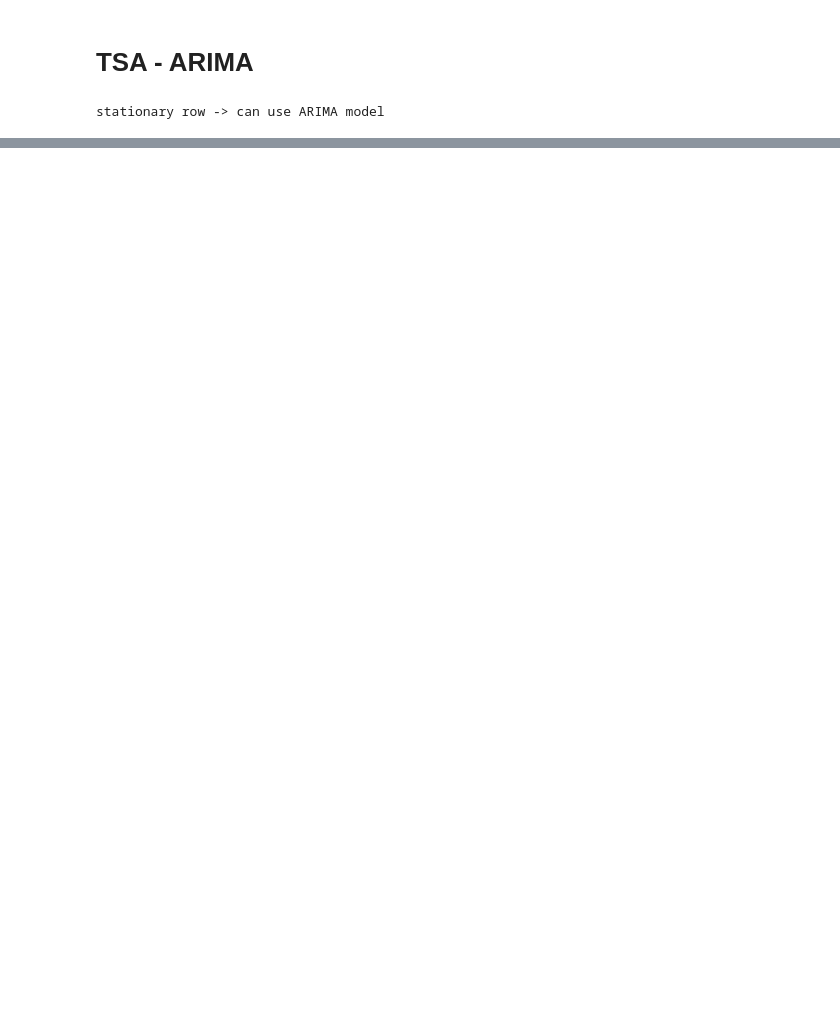
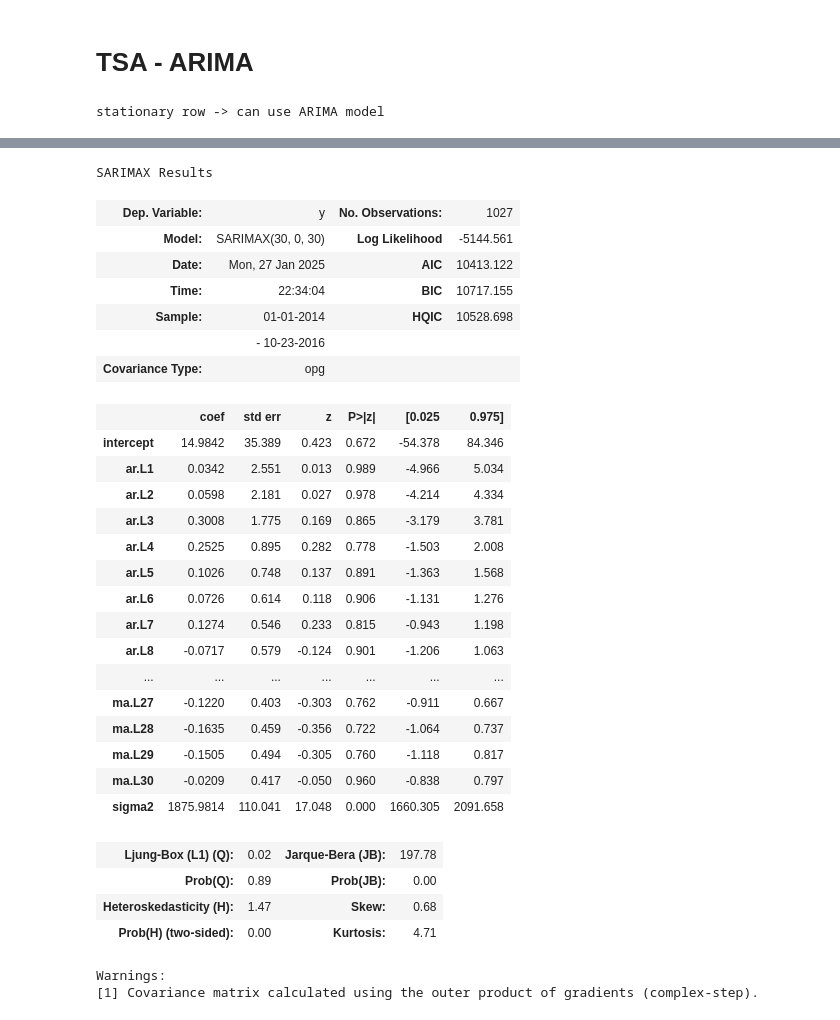
Before and after one commit to chagrygoris/retail_forecasts, a Jupyter notebook: Online_Sales-2.ipynb, the cells around one changed output, grey strips where cells are left out. Cells and saved outputs as stored; diff of their text form; code cells hidden in the pictures; blank space fills up the shorter version.

```diff
--- a/Online_Sales-2.ipynb
+++ b/Online_Sales-2.ipynb
@@ -493,0 +518,33 @@ plt.show()
+# %%
+grid_searcher.best_forecaster_.summary()
+# %% [output]
+SARIMAX Results
+| Dep. Variable: | y | No. Observations: | 1027 |
+| Model: | SARIMAX(30, 0, 30) | Log Likelihood | -5144.561 |
+| Date: | Mon, 27 Jan 2025 | AIC | 10413.122 |
+| Time: | 22:34:04 | BIC | 10717.155 |
+| Sample: | 01-01-2014 | HQIC | 10528.698 |
+|  | - 10-23-2016 |  |  |
+| Covariance Type: | opg |  |  |
+|  | coef | std err | z | P>|z| | [0.025 | 0.975] |
+| intercept | 14.9842 | 35.389 | 0.423 | 0.672 | -54.378 | 84.346 |
+| ar.L1 | 0.0342 | 2.551 | 0.013 | 0.989 | -4.966 | 5.034 |
+| ar.L2 | 0.0598 | 2.181 | 0.027 | 0.978 | -4.214 | 4.334 |
+| ar.L3 | 0.3008 | 1.775 | 0.169 | 0.865 | -3.179 | 3.781 |
+| ar.L4 | 0.2525 | 0.895 | 0.282 | 0.778 | -1.503 | 2.008 |
+| ar.L5 | 0.1026 | 0.748 | 0.137 | 0.891 | -1.363 | 1.568 |
+| ar.L6 | 0.0726 | 0.614 | 0.118 | 0.906 | -1.131 | 1.276 |
+| ar.L7 | 0.1274 | 0.546 | 0.233 | 0.815 | -0.943 | 1.198 |
+| ar.L8 | -0.0717 | 0.579 | -0.124 | 0.901 | -1.206 | 1.063 |
+| ... | ... | ... | ... | ... | ... | ... |
+| ma.L27 | -0.1220 | 0.403 | -0.303 | 0.762 | -0.911 | 0.667 |
+| ma.L28 | -0.1635 | 0.459 | -0.356 | 0.722 | -1.064 | 0.737 |
+| ma.L29 | -0.1505 | 0.494 | -0.305 | 0.760 | -1.118 | 0.817 |
+| ma.L30 | -0.0209 | 0.417 | -0.050 | 0.960 | -0.838 | 0.797 |
+| sigma2 | 1875.9814 | 110.041 | 17.048 | 0.000 | 1660.305 | 2091.658 |
+| Ljung-Box (L1) (Q): | 0.02 | Jarque-Bera (JB): | 197.78 |
+| Prob(Q): | 0.89 | Prob(JB): | 0.00 |
+| Heteroskedasticity (H): | 1.47 | Skew: | 0.68 |
+| Prob(H) (two-sided): | 0.00 | Kurtosis: | 4.71 |
+Warnings:
+[1] Covariance matrix calculated using the outer product of gradients (complex-step).
```
Also changed, not shown: parts of 30 cells of this notebook.
